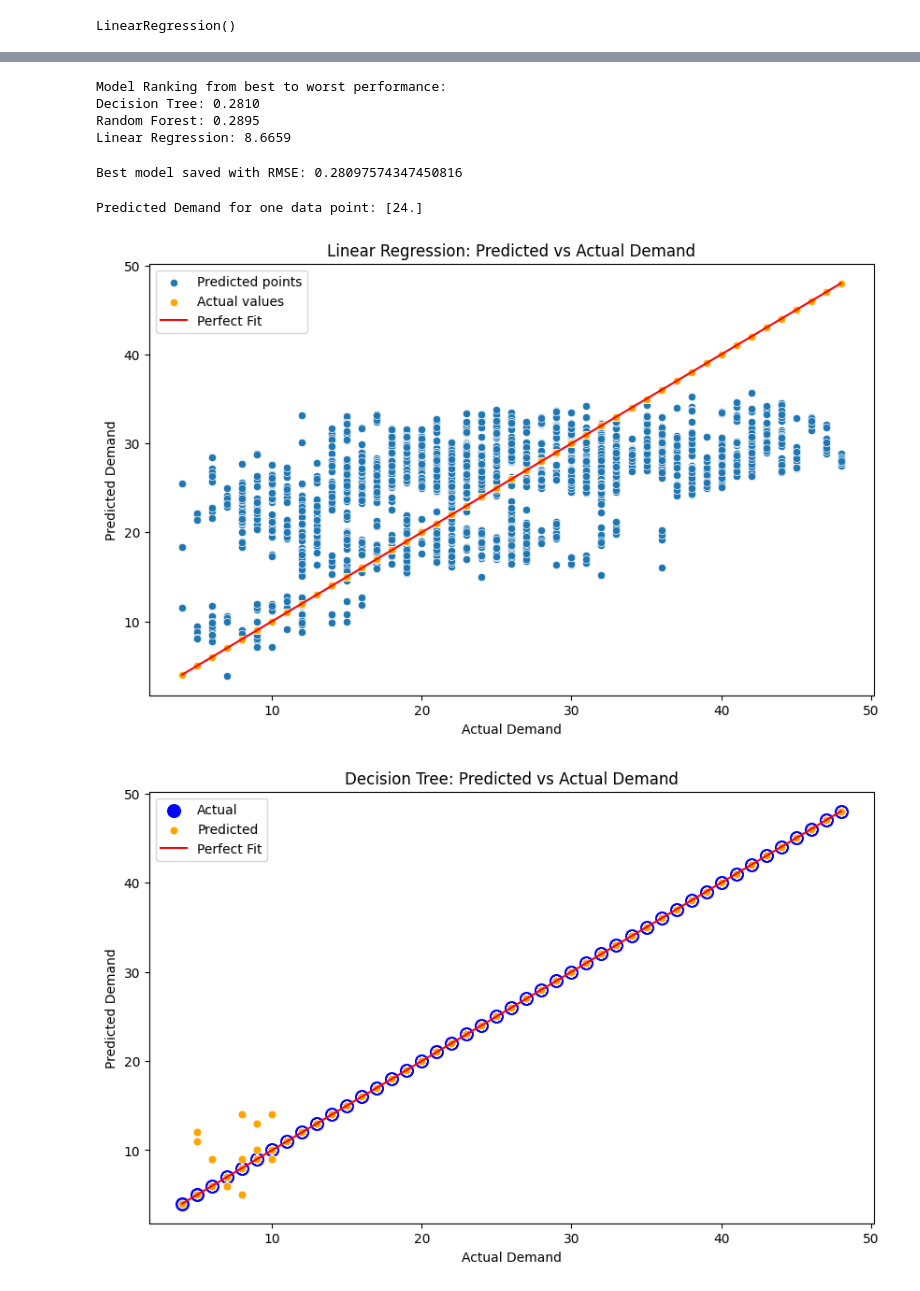
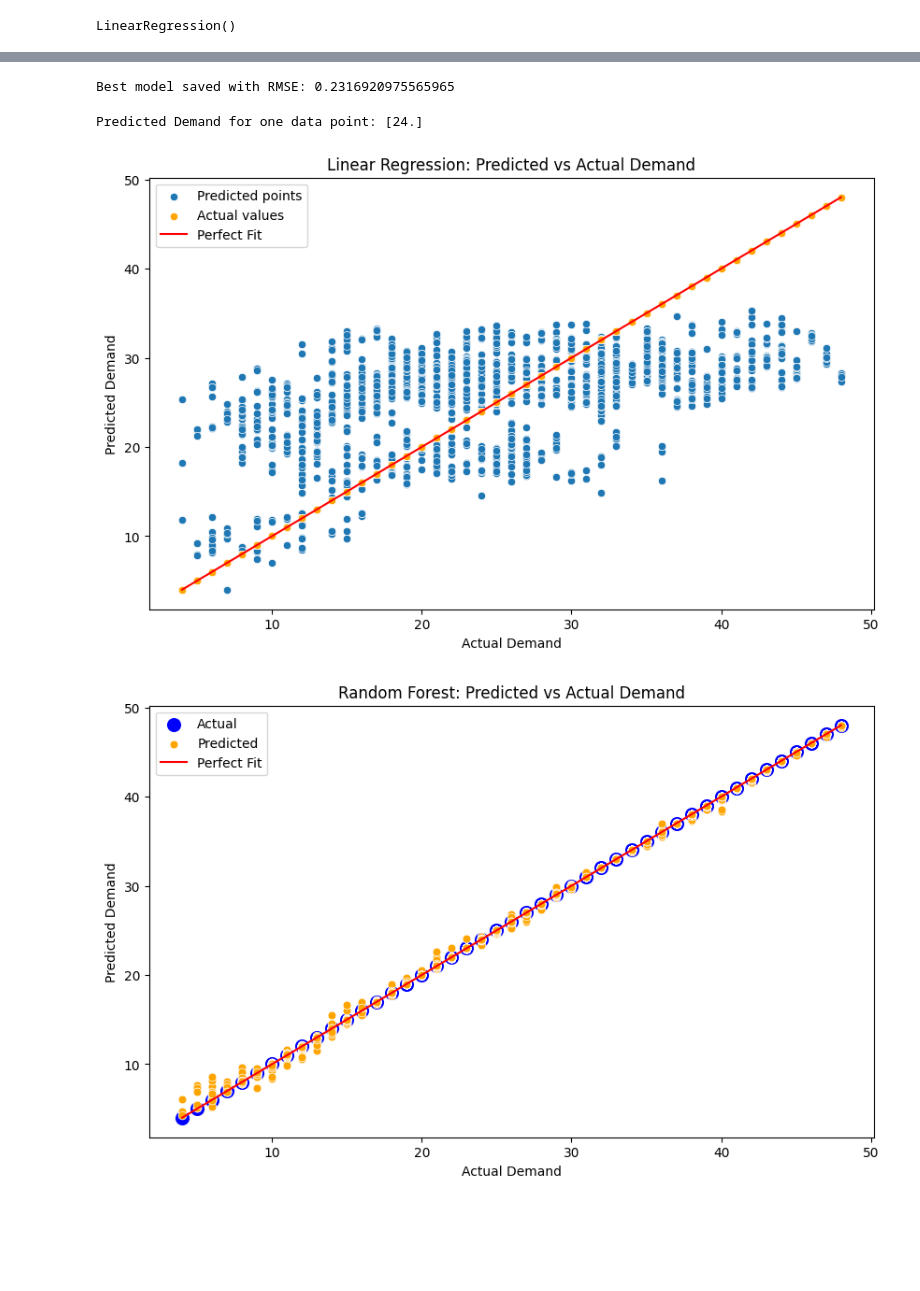
Before and after one commit to tomunizua/firstmodel_summative, a Jupyter notebook: summative/linear_regression/multivariate.ipynb, the cells around one changed output, grey strips where cells are left out. Saved outputs shown, nothing was run; the diff lists cells and outputs as text; code cells hidden in the pictures; blank space fills up the shorter version.

```diff
--- a/summative/linear_regression/multivariate.ipynb
+++ b/summative/linear_regression/multivariate.ipynb
@@ -62,13 +62,13 @@ df.dropna(axis=1, inplace=True)
 
 # Define categorical and numerical features
 categorical_features = ['Weatherconditions', 'Road_traffic_density', 'Type_of_order', 'Festival', 'City']
-numerical_features = ['hour', 'day_of_week', 'multiple_deliveries']
+numerical_features = ['hour', 'day_of_week',]
 
 # Prepare the data
 
 columns_to_drop = ['ID', 'Delivery_person_ID', 'Delivery_person_Age', 'Delivery_person_Ratings', 'Time_taken(min)',
                    'Restaurant_latitude', 'Restaurant_longitude', 'Time_Orderd', 'Vehicle_condition', 'Type_of_vehicle',
-                   'Order_Date', 'Time_Order_picked',  'Delivery_location_latitude', 'Delivery_location_longitude', '']
+                   'Order_Date', 'Time_Order_picked',  'Delivery_location_latitude', 'Delivery_location_longitude', 'multiple_deliveries']
 columns_to_drop = [col for col in columns_to_drop if col in df.columns]
 df = df.drop(columns=columns_to_drop)
 
@@ -83,12 +83,10 @@ preprocessor = ColumnTransformer(
 
 X = df[[
     'Weatherconditions', 'Road_traffic_density', 'Type_of_order',
-    'multiple_deliveries', 'Festival', 'City', 'hour', 'day_of_week']]
+    'Festival', 'City', 'hour', 'day_of_week']]
 y = df['demand']
 
 X = preprocessor.fit_transform(X)
-
-processed_df = pd.DataFrame(X, columns=preprocessor.get_feature_names_out())
 # %%
 # Visualization 1: Histogram
 
@@ -181,21 +178,3 @@ Random Forest RMSE: 0.2895412281645181
-# %%
-# Sorting by RMSE
-model_rank = {
-    'Linear Regression': rmse_lr,
-    'Decision Tree': rmse_dt,
-    'Random Forest': rmse_rf
-}
-
-model_rank = dict(sorted(model_rank.items(), key=lambda item: item[1]))
-
-print("Model Ranking from best to worst performance:")
-for model, rmse in model_rank.items():
-    print(f"{model}: {rmse:.4f}")
-# %% [output]
-Model Ranking from best to worst performance:
-Decision Tree: 0.2810
-Random Forest: 0.2895
-Linear Regression: 8.6659
 # %%
 # Identify the best model
 best_model = None
@@ -212,7 +191,7 @@ else:
 joblib.dump(best_model, 'best_model.pkl')
 print('Best model saved with RMSE:', best_rmse)
 # %% [output]
-Best model saved with RMSE: 0.28097574347450816
+Best model saved with RMSE: 0.2316920975565965
 # %%
 # Load the saved model
 model = joblib.load('best_model.pkl')
@@ -237,25 +216,25 @@ plt.title('Linear Regression: Predicted vs Actual Demand')
 plt.legend()
 plt.show()
 # %% [output]
-[figure, old version]
+[figure, new version]
 # %%
 # Predicting on the whole test set for visualization
-Y_pred_dt_full = dt_model.predict(X_test)
+Y_pred_rf_full = rf_model.predict(X_test)
 
-# Scatter plot of Actual vs Predicted values for Decision Tree
+# Scatter plot of Actual vs Predicted values for best performing model: Random Forest
 plt.figure(figsize=(10, 6))
 
 # Actual values
 sns.scatterplot(x=Y_test, y=Y_test, color='blue', label='Actual', s=140)
 
 # Predicted values
-sns.scatterplot(x=Y_test, y=Y_pred_dt_full, color='orange', label='Predicted', s=40)
+sns.scatterplot(x=Y_test, y=Y_pred_rf_full, color='orange', label='Predicted', s=40)
 
 plt.plot([Y_test.min(), Y_test.max()], [Y_test.min(), Y_test.max()], color='red', label='Perfect Fit')
 plt.xlabel('Actual Demand')
 plt.ylabel('Predicted Demand')
-plt.title('Decision Tree: Predicted vs Actual Demand')
+plt.title('Random Forest: Predicted vs Actual Demand')
 plt.legend()
 plt.show()
 # %% [output]
-[figure, old version]
+[figure, new version]
```
Also changed, not shown: parts of 7 cells of this notebook.
